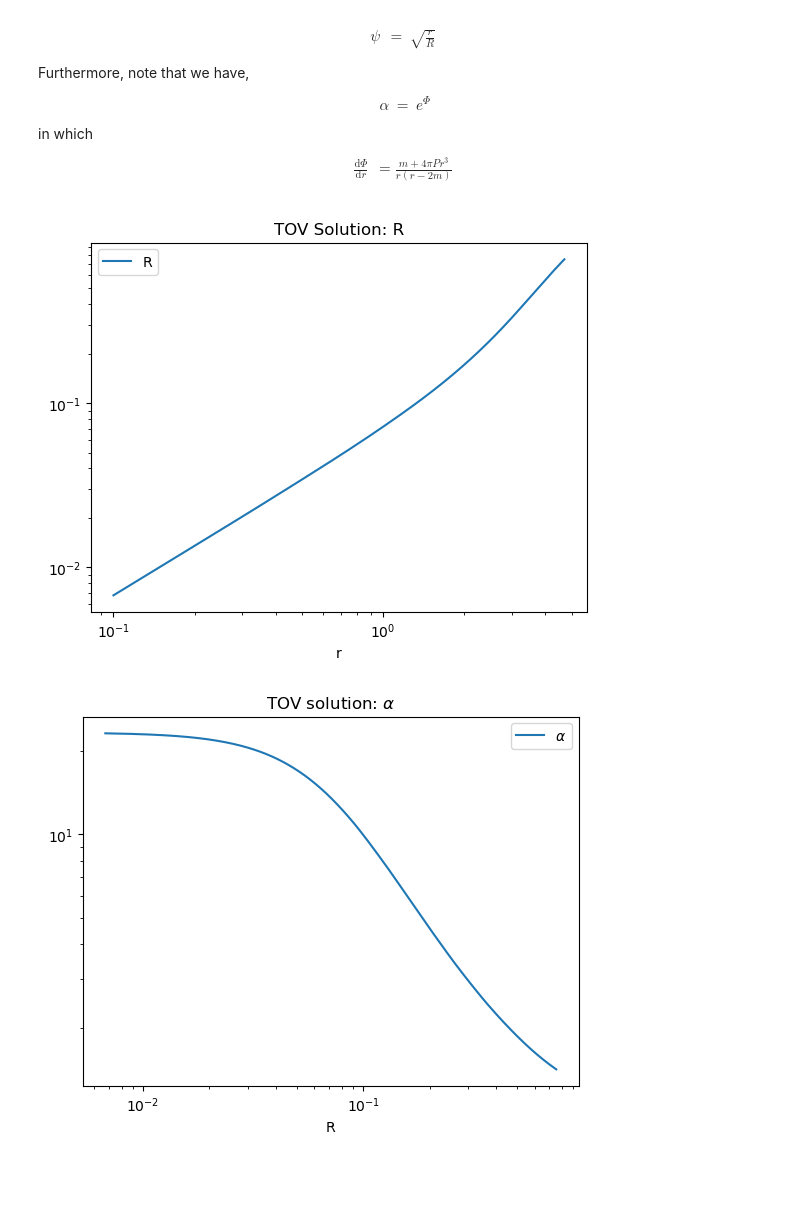
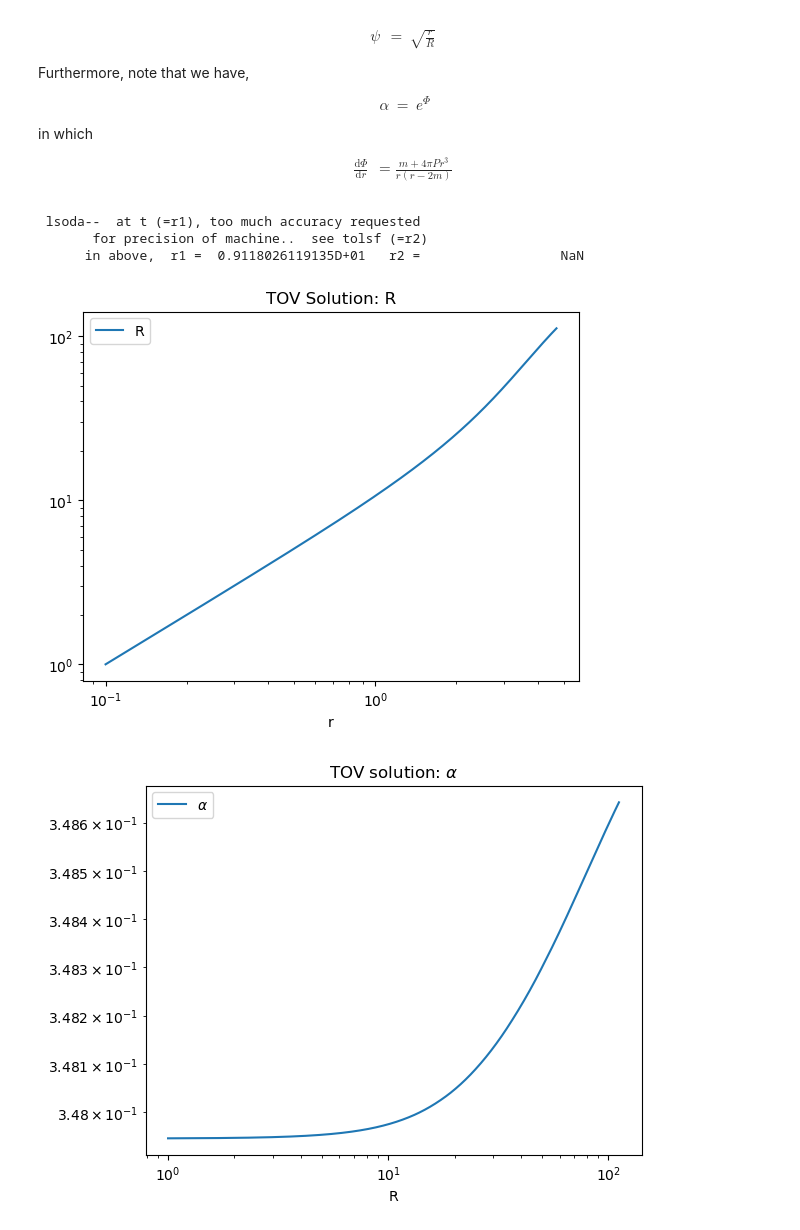
Before and after one commit to Poincare-code/henri, a Jupyter notebook: notebooks/tov-final.ipynb, the cells around one changed output. Saved outputs shown, nothing was run; the diff lists cells and outputs as text; code cells hidden in the pictures; blank space fills up the shorter version.

```diff
--- a/notebooks/tov-final.ipynb
+++ b/notebooks/tov-final.ipynb
@@ -120,7 +120,7 @@ def solve_phi(r, y):
     P, m = sol_TOV(r)  # sol_TOV is an interpolating function
 
     # Compute the right-hand side
-    dPhi_dr = - (m + 4 * np.pi * P * r**3) / (r * (r - 2 * m))
+    dPhi_dr = (m + 4 * np.pi * P * r**3) / (r * (r - 2 * m))
 
     return [dPhi_dr]
 
@@ -134,17 +134,9 @@ sol_phi = solve_ivp(
     t_eval            = r
 )
 
-# Extract the solution
+# Extract the solution (determined up to a constant)
 r_phi = sol_phi.t
 Phi   = sol_phi.y[0]
-
-# Phi is only determined up to a constant and should satisfy the boundary condition:
-# e^(2 Phi) = 1 - 2M/r at the boundary where P(r) = 0
-boundary_value = 1 - 2*m[-1]/r[-1]
-Phi = Phi - Phi[-1] + boundary_value
-
-# Compute the lapse function α = e^Φ
-alpha = np.exp(Phi)
 
 # Plot the solution
 plt.figure
@@ -205,8 +197,8 @@ def rhs(r, y):
 sol = solve_ivp(
     fun          = rhs,
     t_span       = np.array([r_c, r_o], dtype=np.float64),
-    y0           = np.array([-5],      dtype=np.float64),
-    method       = 'RK45',
+    y0           = np.array([-0],      dtype=np.float64),
+    method       = 'LSODA',
     dense_output = True,
     t_eval       = r
 )
@@ -227,14 +219,25 @@ plt.xlabel('r')
 plt.legend();
 plt.title('TOV Solution: R');
 # %% [output]
+ lsoda--  at t (=r1), too much accuracy requested
+       for precision of machine..  see tolsf (=r2)
+      in above,  r1 =  0.9118026119135D+01   r2 =                  NaN
-[figure, old version]
+[figure, new version]
 # %%
+# Compute the lapse function α = e^Φ
+alpha = np.exp(Phi)
+
+# Phi is only determined up to a constant and should satisfy the boundary condition:
+# alpha^2 = e^(2 Phi) = 1 - 2M/r at the boundary where P(r) = 0
+boundary_value = 1 - 2*m[-1]/r[-1]
+alpha = alpha - alpha[-1] + boundary_value
+
 plt.plot(R, alpha, label=r'$\alpha$')
 plt.xscale('log')
 plt.yscale('log')
 plt.xlabel('R')
 plt.legend();
 plt.title(r'TOV solution: $\alpha$');
 # %% [output]
-[figure, old version]
+[figure, new version]
 # %%
```
Also changed, not shown: parts of 3 cells of this notebook, 6 other files.
